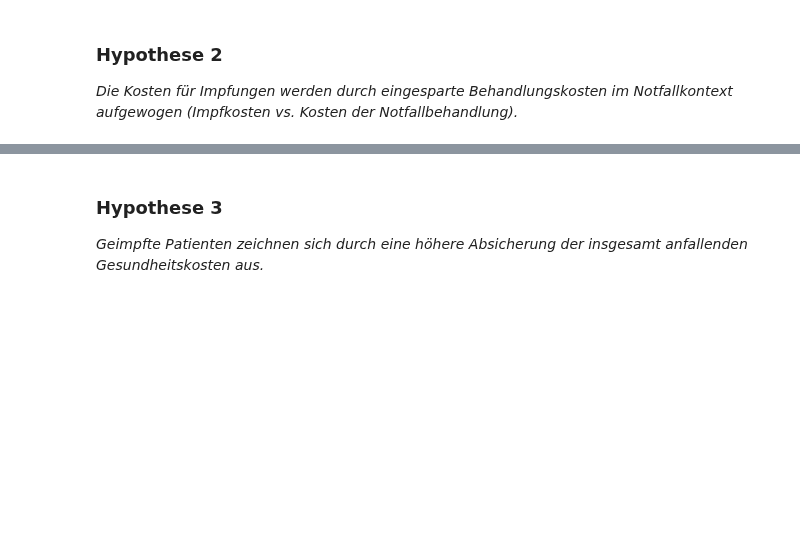
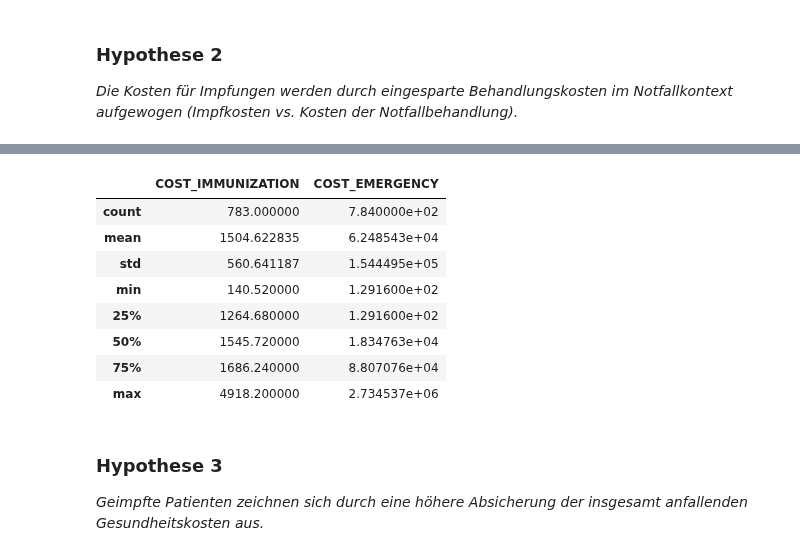
Before and after one commit to Fuenfgeld/ATeamDatenmanagementUndArchivierung, a Jupyter notebook: IMECOS_master.ipynb, the cells around one changed output, grey strips where cells are left out. Saved outputs shown, nothing was run; the diff lists cells and outputs as text; code cells hidden in the pictures; blank space fills up the shorter version.

```diff
--- a/IMECOS_master.ipynb
+++ b/IMECOS_master.ipynb
@@ -745,3 +816,15 @@ _bekomme die coalece sum nicht zum laufen_
+# %%
+pat_exp.describe()
+# %% [output]
+|  | COST_IMMUNIZATION | COST_EMERGENCY |
+| count | 783.000000 | 7.840000e+02 |
+| mean | 1504.622835 | 6.248543e+04 |
+| std | 560.641187 | 1.544495e+05 |
+| min | 140.520000 | 1.291600e+02 |
+| 25% | 1264.680000 | 1.291600e+02 |
+| 50% | 1545.720000 | 1.834763e+04 |
+| 75% | 1686.240000 | 8.807076e+04 |
+| max | 4918.200000 | 2.734537e+06 |
 # %% [markdown]
 ### Hypothese 3
 _Geimpfte Patienten zeichnen sich durch eine höhere Absicherung der insgesamt anfallenden Gesundheitskosten aus._
```
Also changed, not shown: parts of 13 cells of this notebook.
